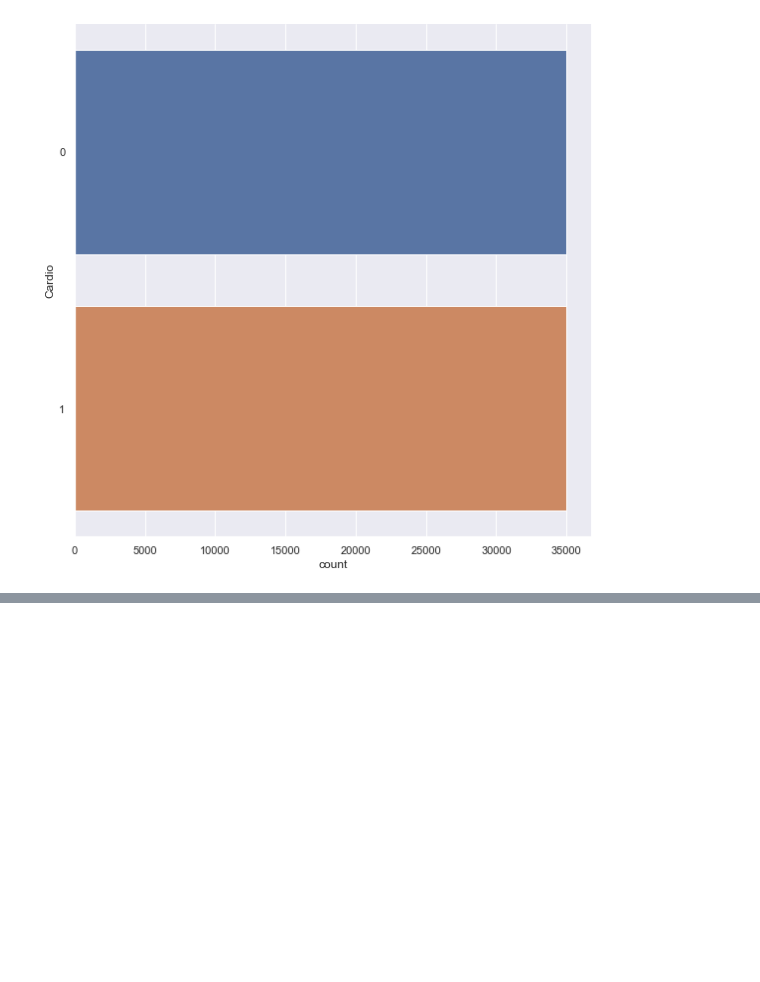
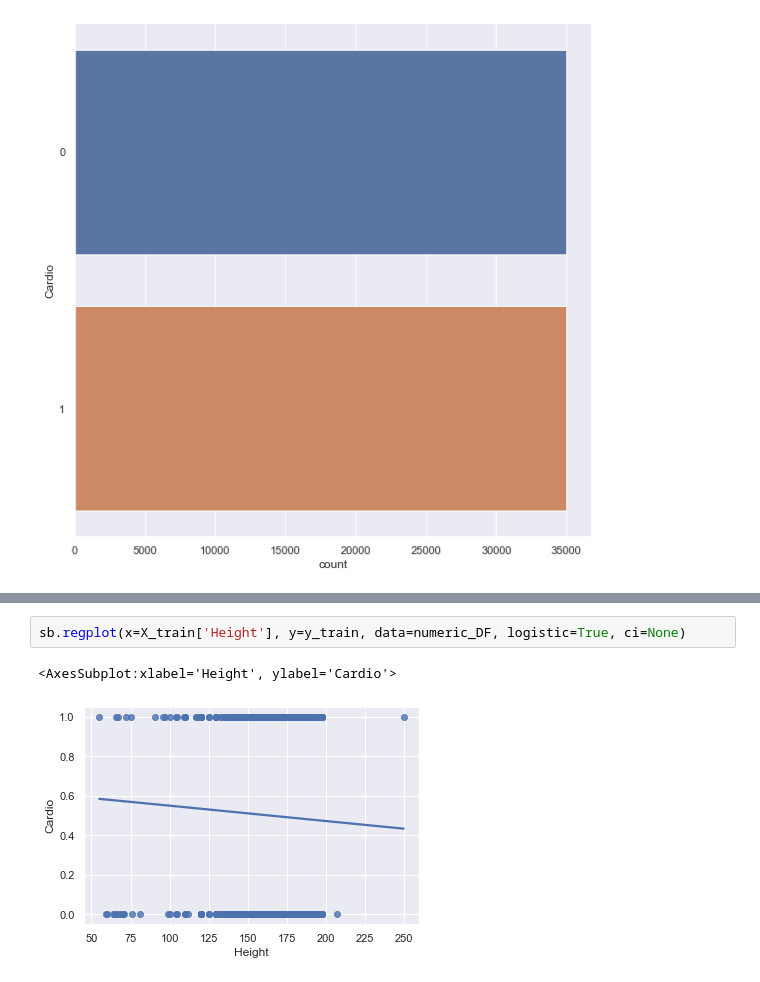
Before and after one commit to timothy-lew/dsai_mini_project, a Jupyter notebook: main.ipynb, the cells around one changed output, grey strips where cells are left out. Saved outputs shown, nothing was run; the diff lists cells and outputs as text; blank space fills up the shorter version.

```diff
--- a/main.ipynb
+++ b/main.ipynb
@@ -225,0 +193,5 @@ Mean Squared Error (MSE)        : 2791.9885246881645
+# %%
+sb.regplot(x=X_train['Height'], y=y_train, data=numeric_DF, logistic=True, ci=None)
+# %% [output]
+<AxesSubplot:xlabel='Height', ylabel='Cardio'>
+[figure, added]
```
Also changed, not shown: parts of 12 cells of this notebook.
